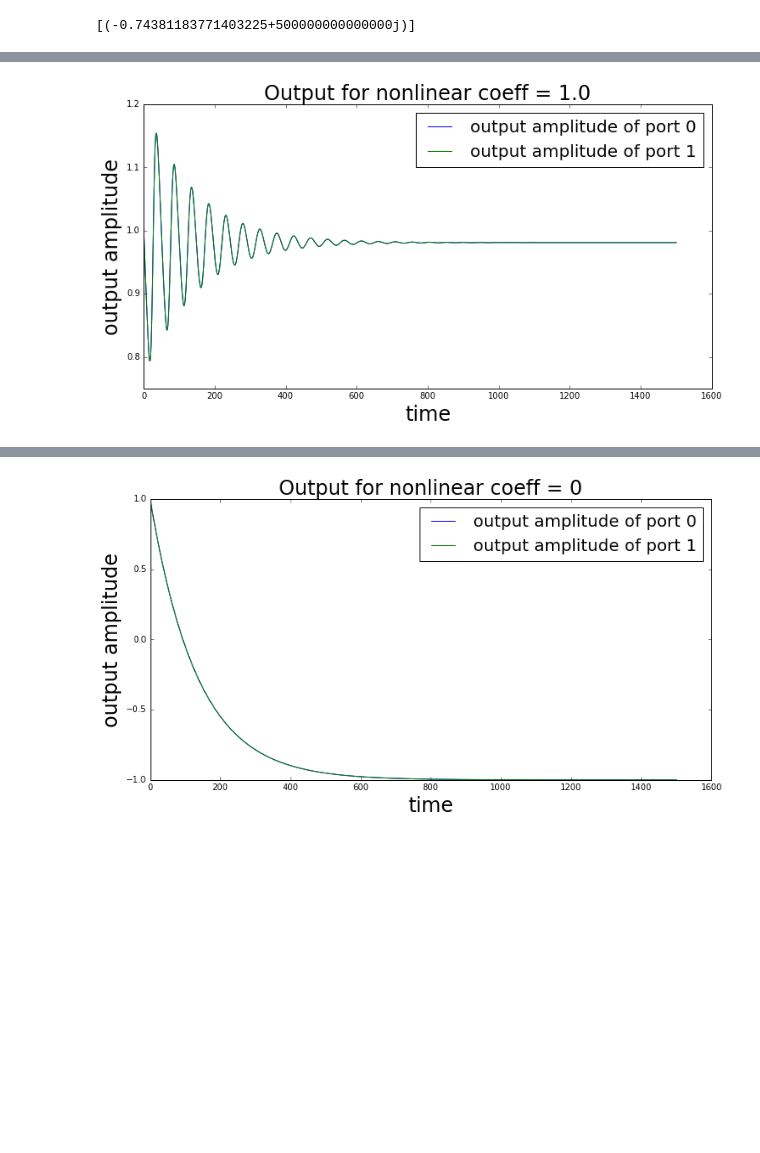
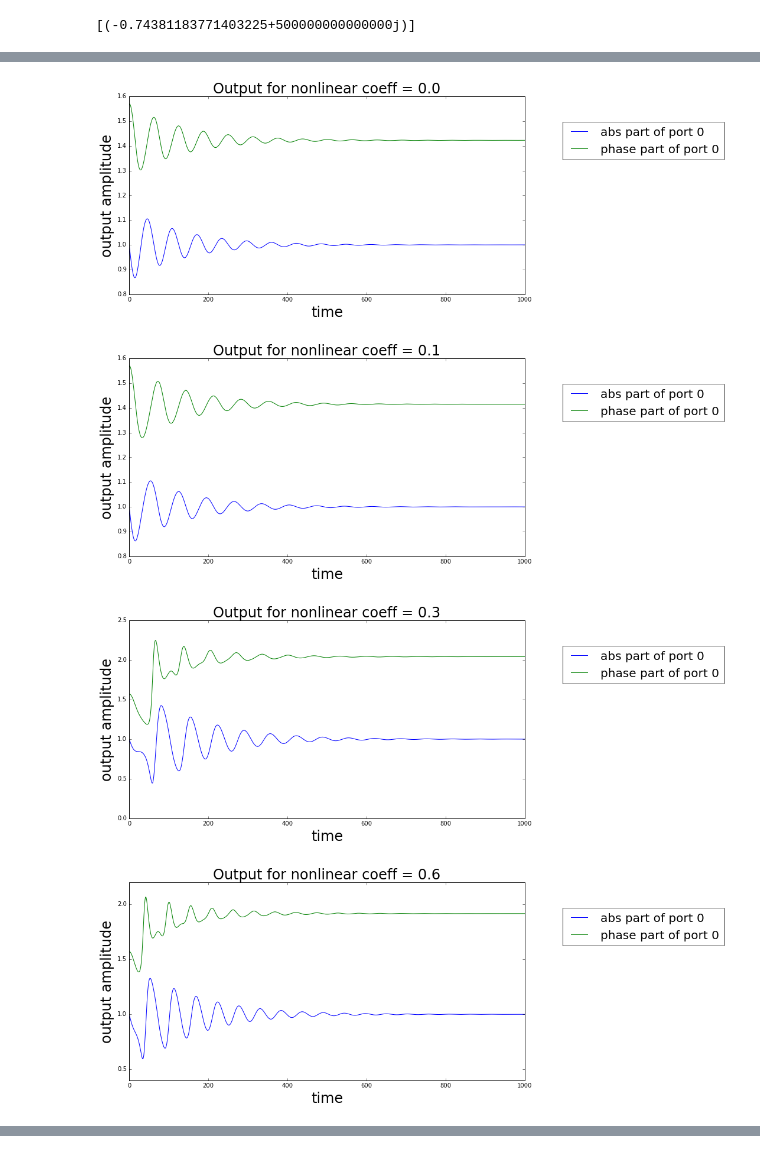
Before and after one commit to tabakg/potapov_interpolation, a Jupyter notebook: Time_Sims_nonlin_testing_and_comments.ipynb, the cells around one changed output, grey strips where cells are left out. Cells and saved outputs as stored; diff of their text form; code cells hidden in the pictures; blank space fills up the shorter version.

Commit message:
added kerr example in Time_Sims_nonlin_testing_and_comments

```diff
--- a/Time_Sims_nonlin_testing_and_comments.ipynb
+++ b/Time_Sims_nonlin_testing_and_comments.ipynb
@@ -216,12 +294,15 @@ H = ham.make_H()
 # %%
-
-eq_mot = ham.make_eq_motion()
-
-a_in = lambda t: np.asmatrix([1.]*np.shape(D_d)[-1]).T  ## make a sample input function
+a_in = lambda t: np.asmatrix([t/300.]*np.shape(D_d)[-1]).T  ## make a sample input function
+a_in_2 = lambda t: np.asmatrix([1.-t/300.]*np.shape(D_d)[-1]).T  ## make a sample input function
 
 f = Time_Sims_nonlin.make_f(eq_mot,B_d,a_in)
 f_lin = Time_Sims_nonlin.make_f_lin(A_d,B_d,a_in)
+
+f_2 = Time_Sims_nonlin.make_f(eq_mot,B_d,a_in_2)
+f_lin_2 = Time_Sims_nonlin.make_f_lin(A_d,B_d,a_in_2)
 # %%
-y0 = np.asmatrix([0.]*10).T
-Y_lin = Time_Sims_nonlin.run_ODE(f_lin, a_in, C_d, D_d, 2*M, T = 15., dt = 0.01)  ## select f here.
-Y_nonlin = Time_Sims_nonlin.run_ODE(f, a_in, C_d, D_d, 2*M, T = 15., dt = 0.01)  ## select f here.
+Y_lin = Time_Sims_nonlin.run_ODE(f_lin, a_in, C_d, D_d, 2*M, T = 300., dt = 0.01)  ## select f here.
+Y_nonlin = Time_Sims_nonlin.run_ODE(f, a_in, C_d, D_d, 2*M, T = 300., dt = 0.01)  ## select f here.
+
+Y_lin_2 = Time_Sims_nonlin.run_ODE(f_lin_2, a_in_2, C_d, D_d, 2*M, T = 300., dt = 0.01)  ## select f here.
+Y_nonlin_2 = Time_Sims_nonlin.run_ODE(f_2, a_in_2, C_d, D_d, 2*M, T = 300., dt = 0.01)  ## select f here.
@@ -228,10 +373,31 @@ Y_nonlin = Time_Sims_nonlin.run_ODE(f, a_in, C_d, D_d, 2*M, T = 15., dt = 0.01)
+# %%
+nonlin_coeffs_list = [0.,1e-1,3e-1,6e-1,1.]
+
+Y_varying_coeffs = {}
+
+for nonlin_coeff in nonlin_coeffs_list:
+    ham.nonlin_coeff= nonlin_coeff
+    H = ham.make_H()
+    eq_mot = ham.make_eq_motion()
+    y0 = np.asmatrix([0.]*2*M).T
+    a_in = lambda t: np.asmatrix([1.]*np.shape(D_d)[-1]).T  ## make a sample input function
+    f = Time_Sims_nonlin.make_f(eq_mot,B_d,a_in)
+    Y_varying_coeffs[nonlin_coeff] = Time_Sims_nonlin.run_ODE(f, a_in, C_d, D_d, 2*M, T = 10., dt = 0.01)  ## select f here.
 # %%
-plt.figure(figsize=(12,6))
-for i in range(2):
-    plt.plot( [ (y[i][0,0]).real for y in Y_nonlin],label = 'output amplitude of port '+str(i))
+
+for nonlin_coeff in nonlin_coeffs_list:
+    plt.figure(figsize=(12,6))
+    #plt.plot( [ (y[i][0,0]).real for y in Y_varying_coeffs[nonlin_coeff]],label = 'real part of port '+str(i))
+    #plt.plot( [ (y[i][0,0]).imag for y in Y_varying_coeffs[nonlin_coeff]],label = 'imaginary part of port '+str(i))
+    plt.plot( [ abs(y[i][0,0]) for y in Y_varying_coeffs[nonlin_coeff]],label = 'abs part of port '+str(i))
+    plt.plot( [ np.arctan2((y[i][0,0]).real,(y[i][0,0]).imag) for y in Y_varying_coeffs[nonlin_coeff]],label = 'phase part of port '+str(i))
+
     plt.xlabel('time',{'fontsize': 24})
     plt.ylabel('output amplitude',{'fontsize': 24})
-    plt.title('Output for nonlinear coeff = ' + str(ham.nonlin_coeff) ,{'fontsize': 24})
-    plt.legend(loc='upper right',fontsize=20)
+    plt.title('Output for nonlinear coeff = ' + str(nonlin_coeff) ,{'fontsize': 24})
+    plt.legend(bbox_to_anchor=(1.3, 0.9),loc='upper center',fontsize=20)
 # %% [output]
-[figure, old version]
+[figure, new version]
+[figure, added]
+[figure, added]
+[figure, added]
@@ -238,10 +404,0 @@ for i in range(2):
-# %%
-plt.figure(figsize=(12,6))
-for i in range(2):
-    plt.plot( [ (y[i][0,0]).real for y in Y_lin],label = 'output amplitude of port '+str(i))
-    plt.xlabel('time',{'fontsize': 24})
-    plt.ylabel('output amplitude',{'fontsize': 24})
-    plt.title('Output for nonlinear coeff = ' + str(0),{'fontsize': 24})
-    plt.legend(loc='upper right',fontsize=20)
-# %% [output]
-[figure, removed]
```
Also changed, not shown: parts of 33 cells of this notebook, 1 other file.
